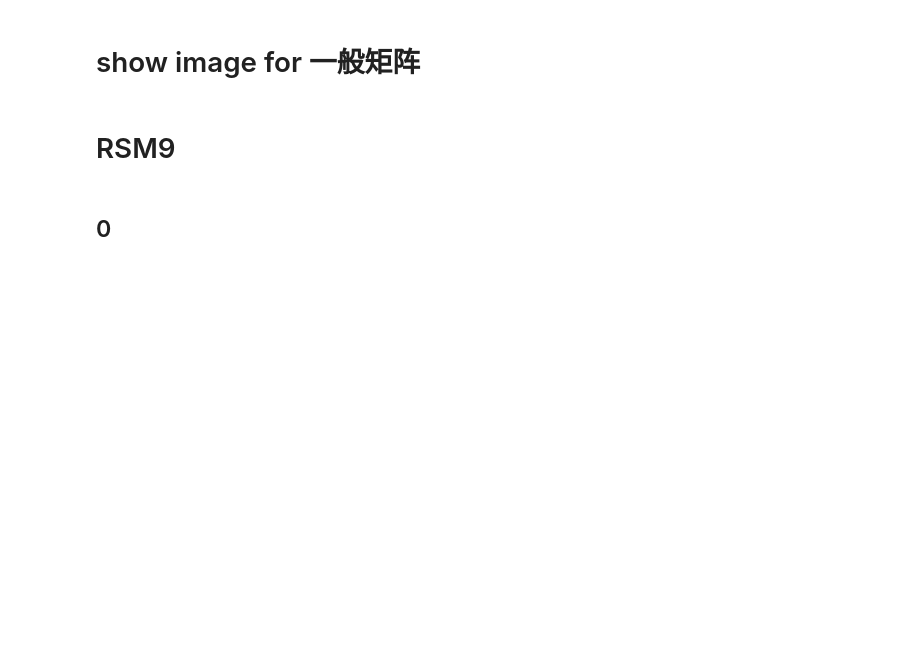
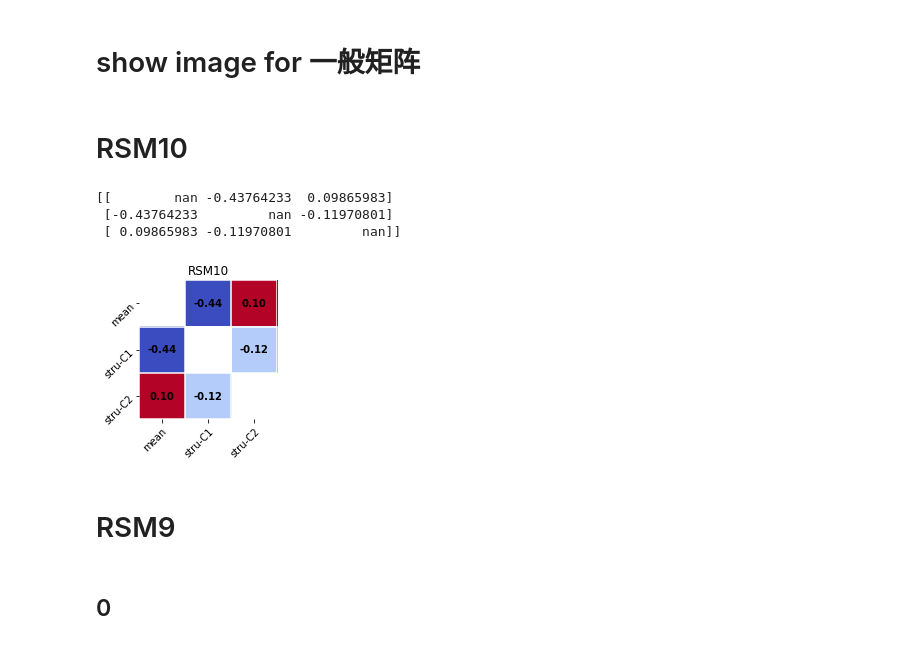
Before and after one commit to BNUCNL/nibrain, a Jupyter notebook: cxy_visual_dev/scripts/plot_RSM.ipynb, the cells around one changed output. Cells and saved outputs as stored; diff of their text form; code cells hidden in the pictures; blank space fills up the shorter version.

Commit message:
cxy_visual_dev: RSM10

```diff
--- a/cxy_visual_dev/scripts/plot_RSM.ipynb
+++ b/cxy_visual_dev/scripts/plot_RSM.ipynb
@@ -33,7 +34,13 @@ def plot_mat(fpath, rows, cols, mtc, out_file, figsize, title, show_value, show_
         show_grid ([type]): [description]
         show_cbar ([type]): [description]
     """
-    data = pkl.load(open(fpath, 'rb'))
+    if isinstance(fpath, str):
+        data = pkl.load(open(fpath, 'rb'))
+    elif isinstance(fpath, dict):
+        data = fpath
+    else:
+        raise ValueError
+
     if rows == 'all':
         rows = data['row_name']
     n_row = len(rows)
@@ -105,6 +112,35 @@ def plot_mat(fpath, rows, cols, mtc, out_file, figsize, title, show_value, show_
         fig.show()
     else:
         fig.savefig(out_file)
+# %% [markdown]
+# RSM10
+# %%
+figsize = (3, 3)
+fpath = pjoin(anal_dir, 'RSM/RSM10.pkl')
+out_file = pjoin(work_dir, 'RSM10.jpg')
+keys = ('mean', 'stru-C1', 'stru-C2')
+
+n_key = len(keys)
+data = pkl.load(open(fpath, 'rb'))
+r_arr = np.ones((n_key, n_key)) * np.nan
+p_arr = np.ones((n_key, n_key)) * np.nan
+for k_idx1, k1 in enumerate(keys):
+    for k_idx2, k2 in enumerate(keys):
+        if k_idx1 == k_idx2:
+            continue
+        r, p = pearsonr(data[k1], data[k2])
+        r_arr[k_idx1, k_idx2] = r
+        p_arr[k_idx1, k_idx2] = p
+
+print(r_arr)
+mat_data = {'row_name': keys, 'col_name': keys, 'r': r_arr, 'p': p_arr}
+plot_mat(mat_data, 'all', 'all', mtc=False, out_file=out_file, figsize=figsize, title='RSM10',
+         show_value=True, show_name=True, show_grid=True, show_cbar=False)
+# %% [output]
+[[        nan -0.43764233  0.09865983]
+ [-0.43764233         nan -0.11970801]
+ [ 0.09865983 -0.11970801         nan]]
+[figure, added]
 # %% [markdown]
 # RSM9
 # %% [markdown]
```
Also changed, not shown: parts of 1 cell of this notebook, 2 other files.
